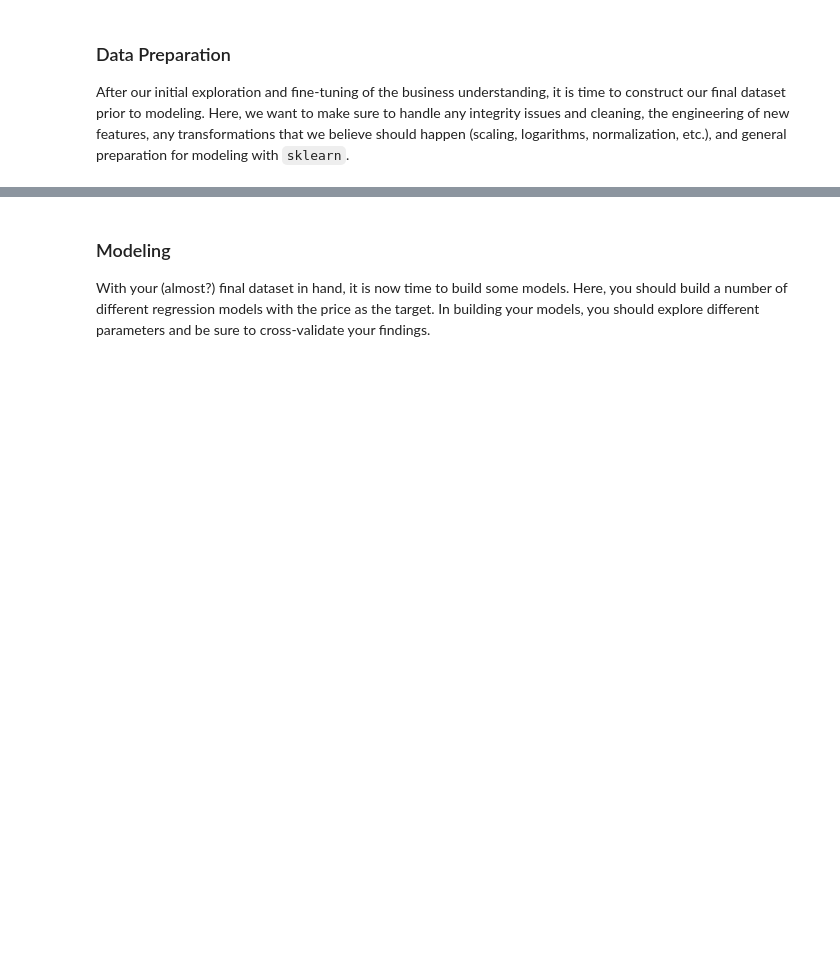
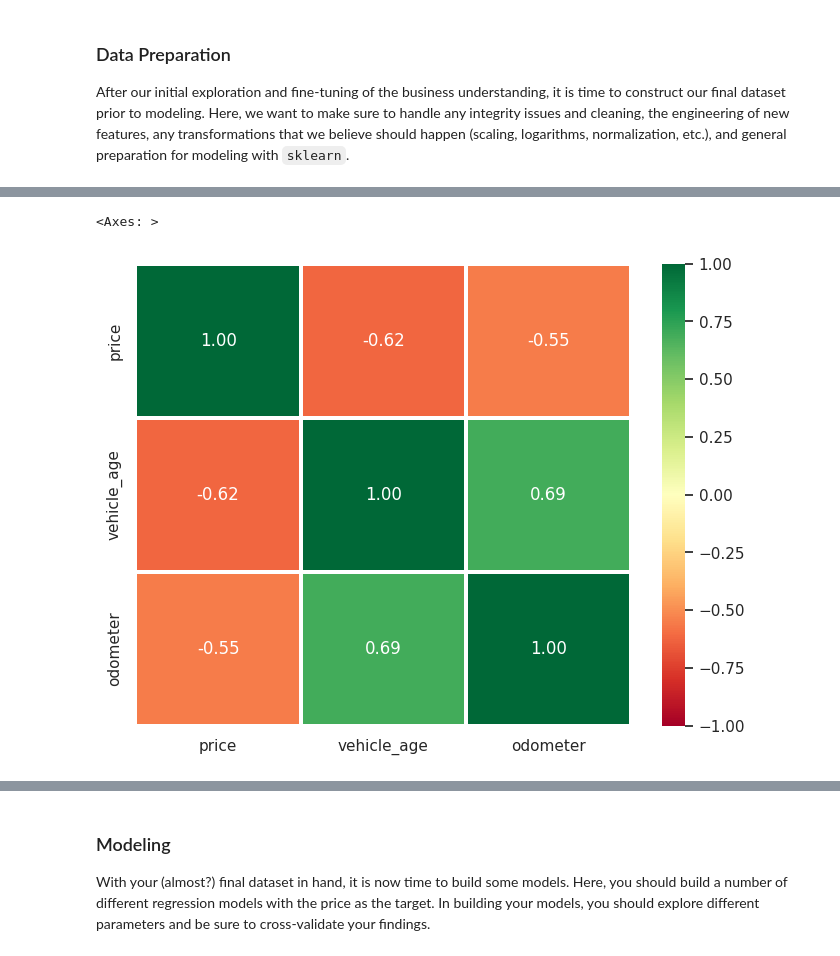
Before and after one commit to 1abhisheknigam/my-ai, a Jupyter notebook: price-of-car/notebooks/price_of_car.ipynb, the cells around one changed output, grey strips where cells are left out. Saved outputs shown, nothing was run; the diff lists cells and outputs as text; code cells hidden in the pictures; blank space fills up the shorter version.

```diff
--- a/price-of-car/notebooks/price_of_car.ipynb
+++ b/price-of-car/notebooks/price_of_car.ipynb
@@ -697,0 +738,11 @@ With a fully populated and statistically clean dataset of 391,963 records across
+# %%
+# store phase1 result for restarts
+def create_parquet_path(filename: str) -> str:
+  return os.path.join(
+      path,
+      "data",
+      "output",
+      filename+".parquet"
+  )
+
+parquet_file_path = create_parquet_path('phase1_vehicle_data_cleaned')
@@ -708,0 +1361,3 @@ cleaned_df = df.copy()
+# %%
+filtered_continuous_parquet_path = \
+  create_parquet_path('phase2_1_filtered_continuous_df')
@@ -708,0 +1367,17 @@ cleaned_df = df.copy()
+# %%
+# Check if 'df' is already loaded in memory; if not, read from parquet
+prefix = 'Previously had'
+if "filtered_continuous_df" not in locals() or df is None:
+  if os.path.exists(filtered_continuous_parquet_path):
+    filtered_continuous_df = pd.read_parquet(filtered_continuous_parquet_path)
+    prefix = 'Loaded'
+  else:
+    raise FileNotFoundError(
+        f'Parquet checkpoint not found at: {filtered_continuous_parquet_path}'
+      )
+
+# Expected 329,752
+print(f'{prefix} {len(filtered_continuous_df):,} cleaned records. Ready for Phase 2.2!')
+
+df = filtered_continuous_df.copy()
+df.info()
@@ -708,0 +1418,16 @@ cleaned_df = df.copy()
+# %%
+plt.figure(figsize=(8, 6))
+
+sns.heatmap(
+    df[["price", "vehicle_age", "odometer"]].corr(),
+    annot=True,
+    fmt=".2f",
+    cmap="RdYlGn",
+    vmin=-1,
+    vmax=1,
+    center=0,  # Smoother gradient centered at zero
+    linewidths=1.5,
+)
+# %% [output]
+<Axes: >
+[figure, added]
```
Also changed, not shown: parts of 82 cells of this notebook.
